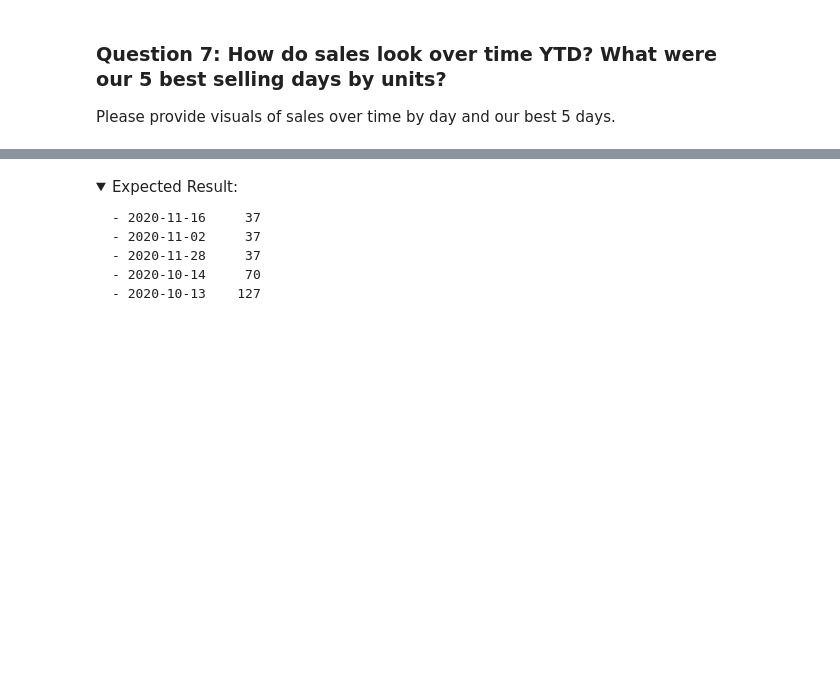
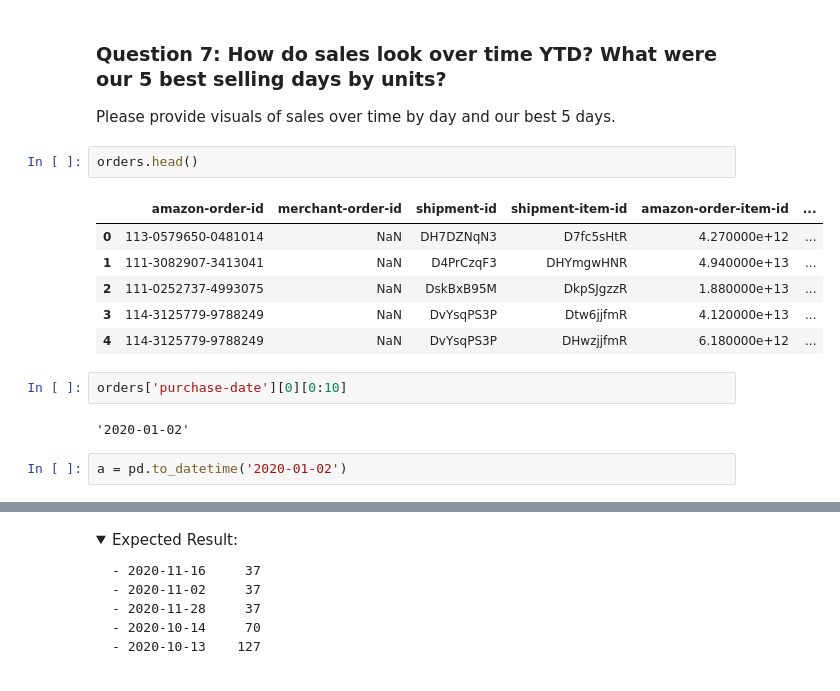
Before and after one commit to puga-42/fba-analysis, a Jupyter notebook: Amazon_Orders_Assignment.ipynb, the cells around one changed output, grey strips where cells are left out. Cells and saved outputs as stored; diff of their text form; folded sections open; blank space fills up the shorter version.

```diff
--- a/Amazon_Orders_Assignment.ipynb
+++ b/Amazon_Orders_Assignment.ipynb
@@ -222,3 +223,18 @@ len(orders.groupby('buyer-email'))
 ### Question 7: How do sales look over time YTD? What were our 5 best selling days by units?
 
 Please provide visuals of sales over time by day and our best 5 days.
+# %%
+orders.head()
+# %% [output]
+|  | amazon-order-id | merchant-order-id | shipment-id | shipment-item-id | amazon-order-item-id | ... |
+| 0 | 113-0579650-0481014 | NaN | DH7DZNqN3 | D7fc5sHtR | 4.270000e+12 | ... |
+| 1 | 111-3082907-3413041 | NaN | D4PrCzqF3 | DHYmgwHNR | 4.940000e+13 | ... |
+| 2 | 111-0252737-4993075 | NaN | DskBxB95M | DkpSJgzzR | 1.880000e+13 | ... |
+| 3 | 114-3125779-9788249 | NaN | DvYsqPS3P | Dtw6jjfmR | 4.120000e+13 | ... |
+| 4 | 114-3125779-9788249 | NaN | DvYsqPS3P | DHwzjjfmR | 6.180000e+12 | ... |
+# %%
+orders['purchase-date'][0][0:10]
+# %% [output]
+'2020-01-02'
+# %%
+a = pd.to_datetime('2020-01-02')
```
Also changed, not shown: parts of 9 cells of this notebook.
